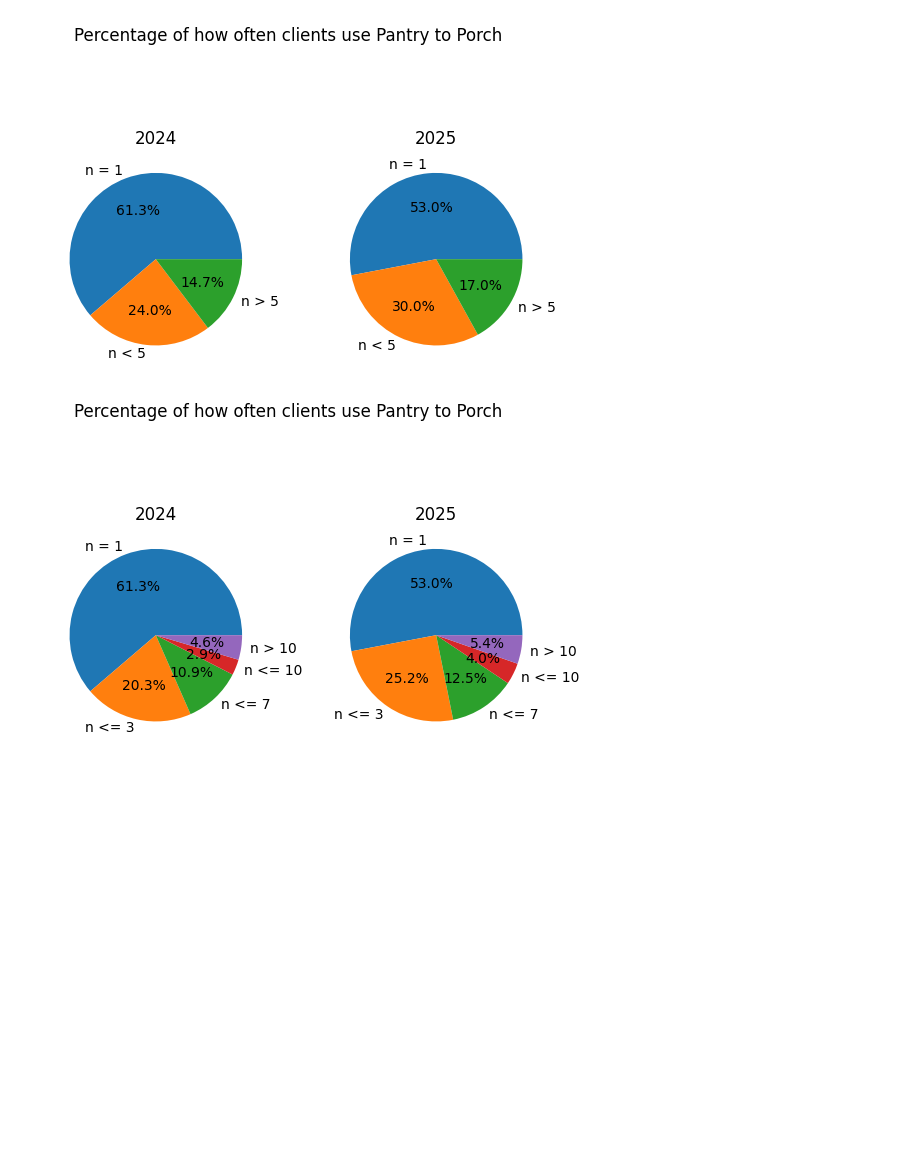
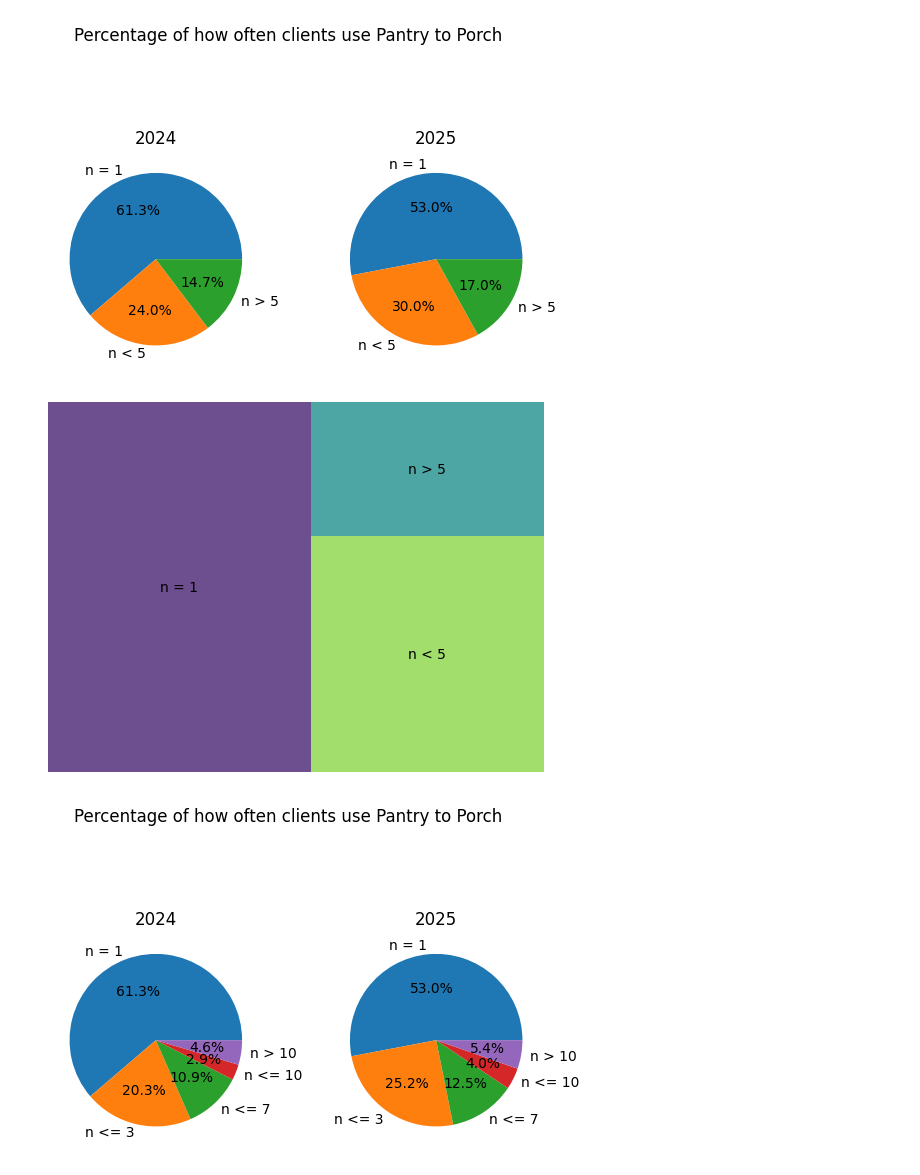
Before and after one commit to jonathonbuhler/Pantry-To-Porch, a Jupyter notebook: nathan.ipynb, the cells around one changed output. Cells and saved outputs as stored; diff of their text form; code cells hidden in the pictures; blank space fills up the shorter version.

Commit message:
Added tree plots

```diff
--- a/nathan.ipynb
+++ b/nathan.ipynb
@@ -308,6 +309,13 @@ plt.suptitle("Percentage of how often clients use Pantry to Porch")
 plt.show()
 # %% [output]
 [figure]
+# %%
+
+squarify.plot(sizes=data_25, label=labels, alpha=0.8)
+plt.axis('off') # Hide axes for a cleaner look
+plt.show()
+# %% [output]
+[figure, added]
 # %%
 data_24 = find_percentage_fine(2024)
 data_25 = find_percentage_fine(2025)
```
Also changed, not shown: parts of 2 cells of this notebook, 2 other files.
